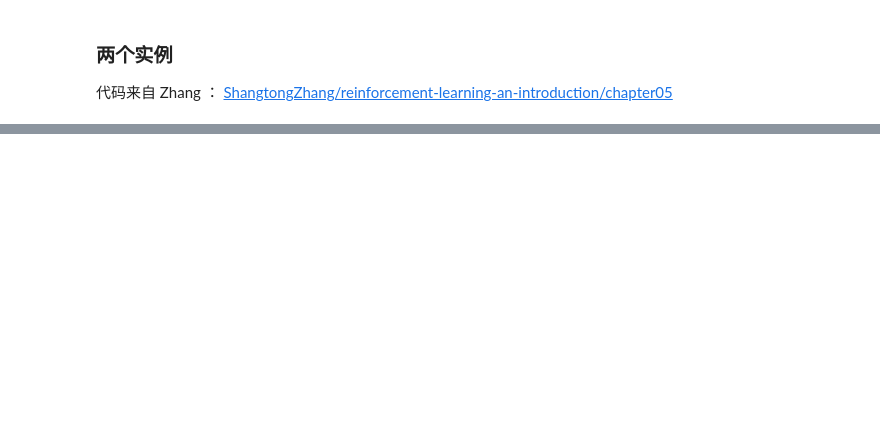
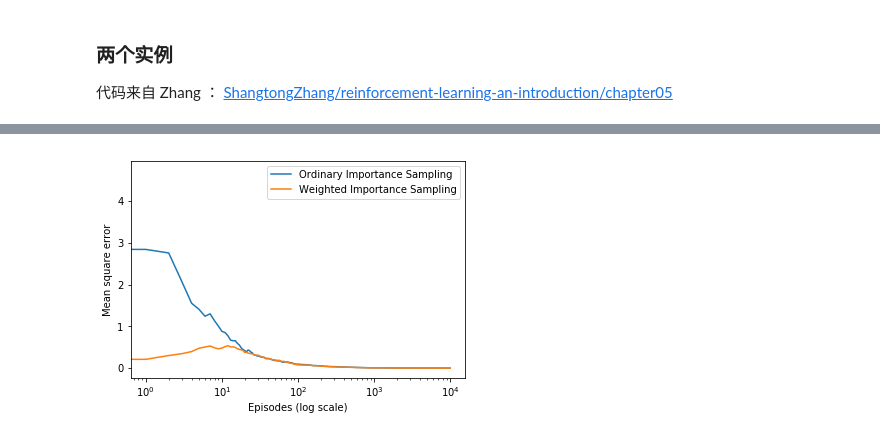
Before and after one commit to PiperLiu/Reinforcement-Learning-practice-zh, a Jupyter notebook: practice/04-Monte-Carlo-Methods.ipynb, the cells around one changed output, grey strips where cells are left out. Cells and saved outputs as stored; diff of their text form; code cells hidden in the pictures; blank space fills up the shorter version.

```diff
--- a/practice/04-Monte-Carlo-Methods.ipynb
+++ b/practice/04-Monte-Carlo-Methods.ipynb
@@ -126,0 +547,11 @@ E & = 1 \times E(left) + 0 \times E(right) \\
+# %%
+figure_5_3()
+# 对二十一点游戏分布进行离轨策略，没有控制：
+#     - 普通重要度采样
+#     - 加权重要度采样
+# （因为这个问题中，每幕的回报为 0 / 1 ，因此更新公式看起来有些奇怪 \
+#     且 离轨观测序列 b 策略服从二项分布）
+# 最后比较二者（两个采样率下 价值 的均方误差）
+# （我对于均方误差的更新公式存疑，需要进行数学推导）
+# %% [output]
+[figure, added]
```
Also changed, not shown: parts of 7 cells of this notebook, 3 other files.
